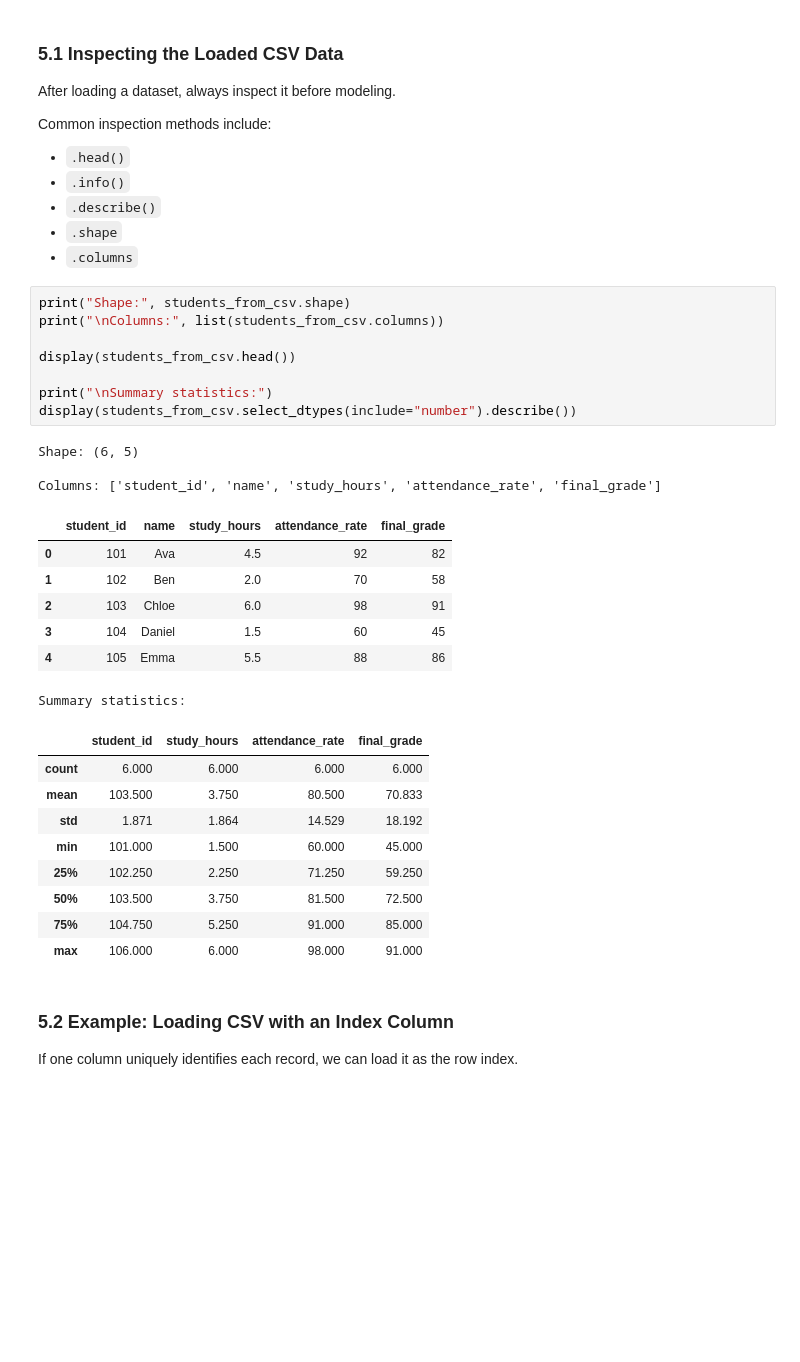
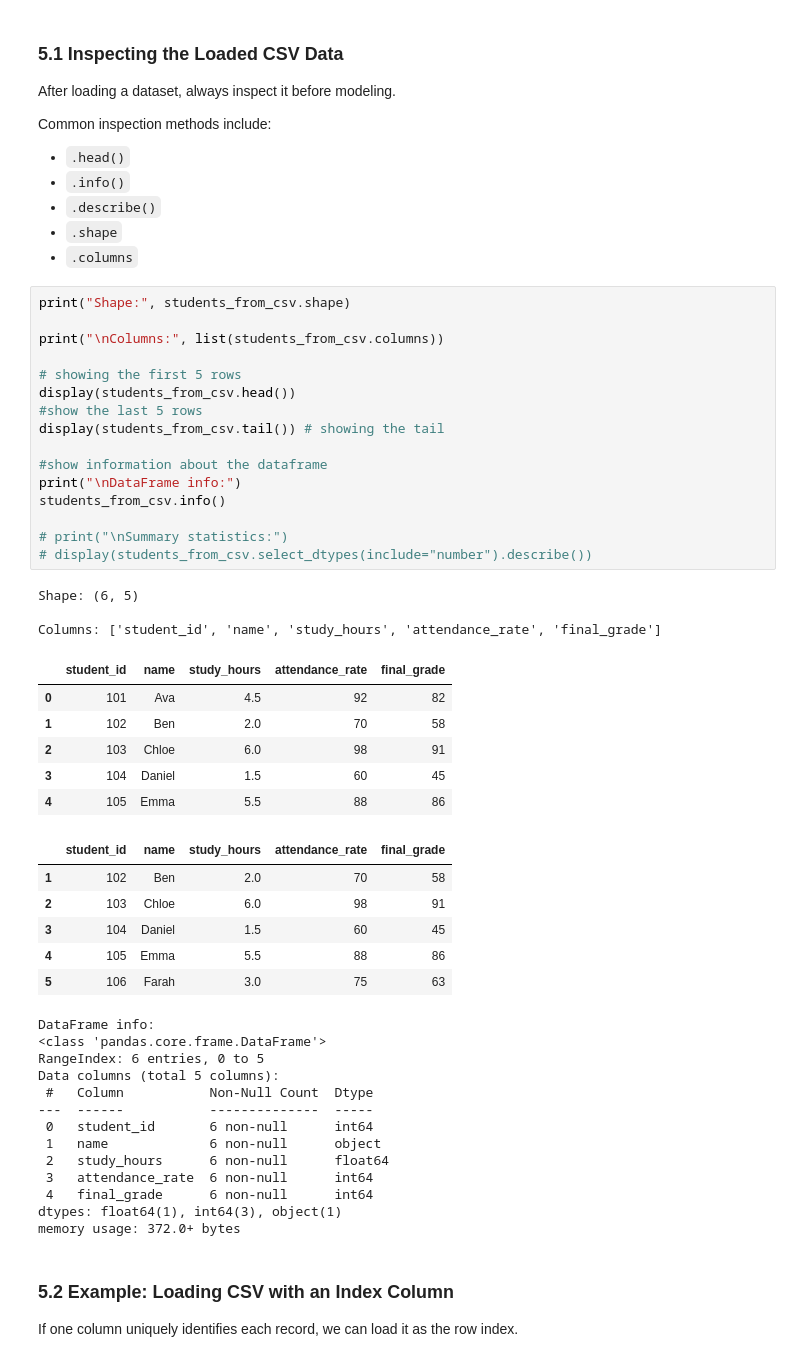
Before and after one commit to WilliamPourmajidi/advanced-python, a Jupyter notebook: Module-1/All_in_One.ipynb, the cells around one changed output. Drawn from its saved outputs; the diff is of its cells as text; blank space fills up the shorter version.

```diff
--- a/Module-1/All_in_One.ipynb
+++ b/Module-1/All_in_One.ipynb
@@ -210,32 +207,49 @@ Common inspection methods include:
 - `.columns`
 # %%
 print("Shape:", students_from_csv.shape)
+
 print("\nColumns:", list(students_from_csv.columns))
 
+# showing the first 5 rows
 display(students_from_csv.head())
+#show the last 5 rows
+display(students_from_csv.tail()) # showing the tail
 
-print("\nSummary statistics:")
-display(students_from_csv.select_dtypes(include="number").describe())
+#show information about the dataframe
+print("\nDataFrame info:")
+students_from_csv.info()
+
+# print("\nSummary statistics:")
+# display(students_from_csv.select_dtypes(include="number").describe())
 # %% [output]
 Shape: (6, 5)
 
 Columns: ['student_id', 'name', 'study_hours', 'attendance_rate', 'final_grade']
 |  | student_id | name | study_hours | attendance_rate | final_grade |
 | 0 | 101 | Ava | 4.5 | 92 | 82 |
 | 1 | 102 | Ben | 2.0 | 70 | 58 |
 | 2 | 103 | Chloe | 6.0 | 98 | 91 |
 | 3 | 104 | Daniel | 1.5 | 60 | 45 |
 | 4 | 105 | Emma | 5.5 | 88 | 86 |
+|  | student_id | name | study_hours | attendance_rate | final_grade |
+| 1 | 102 | Ben | 2.0 | 70 | 58 |
+| 2 | 103 | Chloe | 6.0 | 98 | 91 |
+| 3 | 104 | Daniel | 1.5 | 60 | 45 |
+| 4 | 105 | Emma | 5.5 | 88 | 86 |
+| 5 | 106 | Farah | 3.0 | 75 | 63 |
-Summary statistics:
+DataFrame info:
+<class 'pandas.core.frame.DataFrame'>
+RangeIndex: 6 entries, 0 to 5
+Data columns (total 5 columns):
+ #   Column           Non-Null Count  Dtype
+---  ------           --------------  -----
+ 0   student_id       6 non-null      int64
+ 1   name             6 non-null      object
+ 2   study_hours      6 non-null      float64
+ 3   attendance_rate  6 non-null      int64
+ 4   final_grade      6 non-null      int64
+dtypes: float64(1), int64(3), object(1)
+memory usage: 372.0+ bytes
-|  | student_id | study_hours | attendance_rate | final_grade |
-| count | 6.000 | 6.000 | 6.000 | 6.000 |
-| mean | 103.500 | 3.750 | 80.500 | 70.833 |
-| std | 1.871 | 1.864 | 14.529 | 18.192 |
-| min | 101.000 | 1.500 | 60.000 | 45.000 |
-| 25% | 102.250 | 2.250 | 71.250 | 59.250 |
-| 50% | 103.500 | 3.750 | 81.500 | 72.500 |
-| 75% | 104.750 | 5.250 | 91.000 | 85.000 |
-| max | 106.000 | 6.000 | 98.000 | 91.000 |
 # %% [markdown]
 ### 5.2 Example: Loading CSV with an Index Column
 
```
Also changed, not shown: parts of 1 cell of this notebook, 1 other file.
